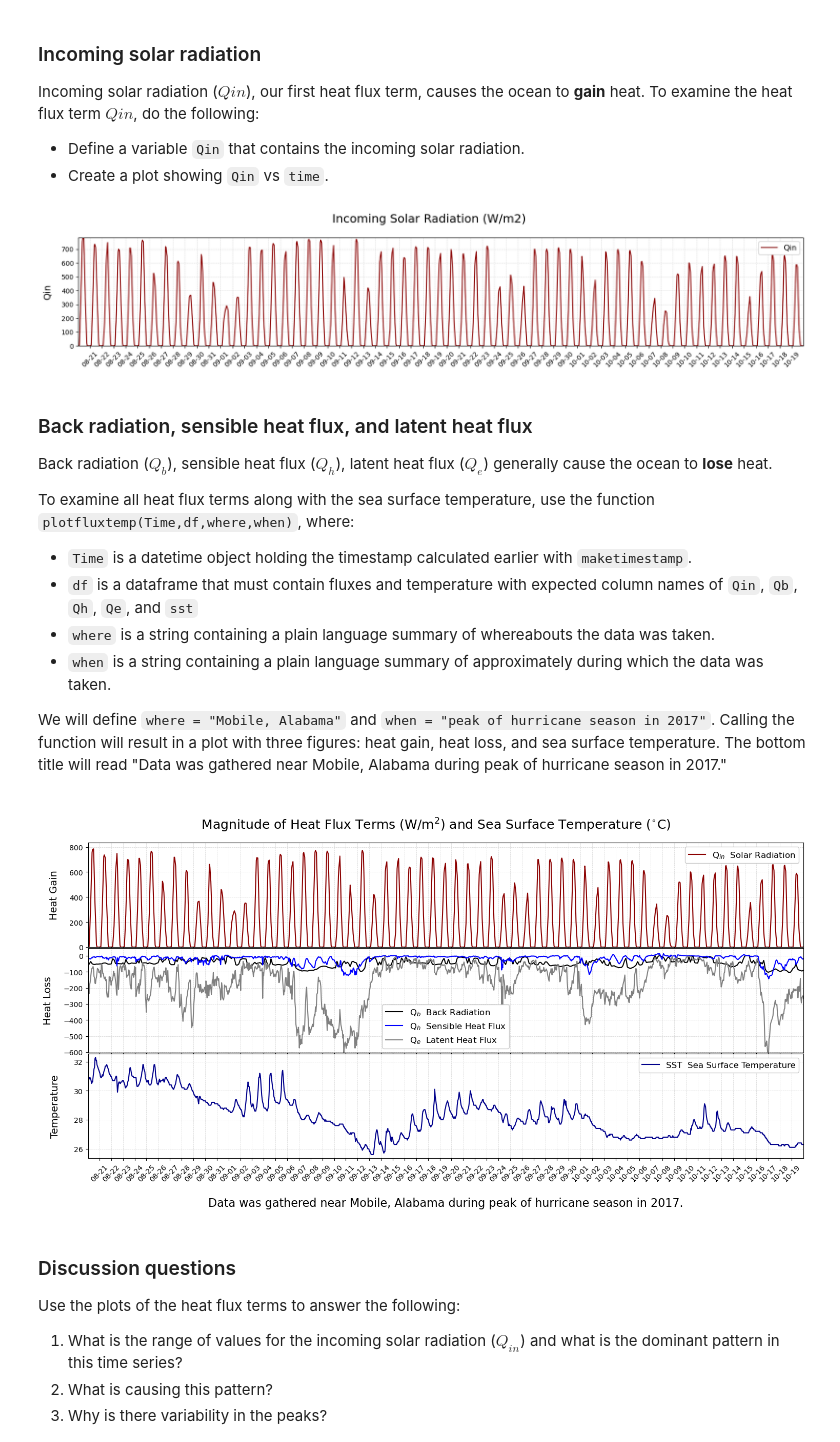
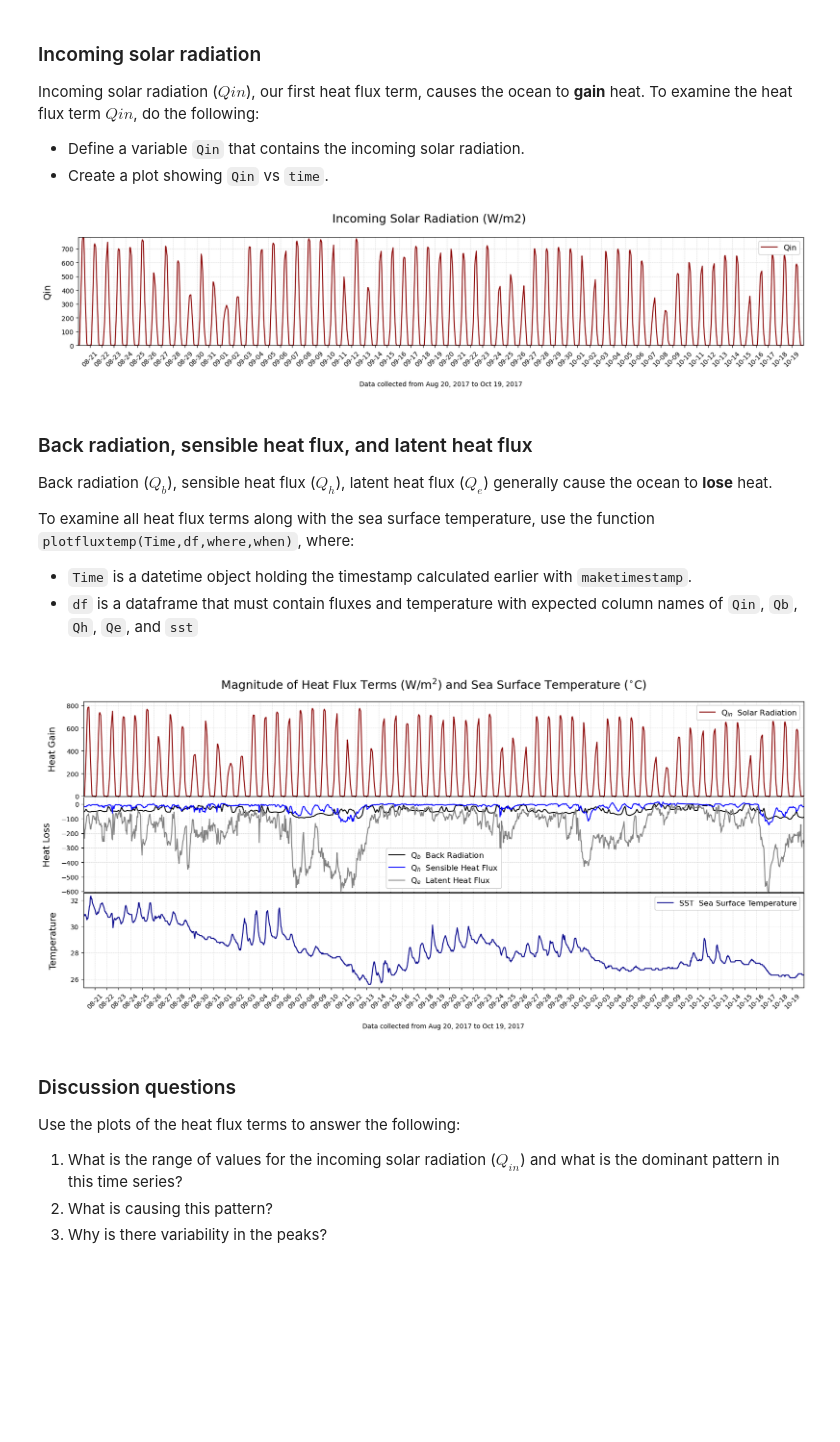
Before and after one commit to l3-hpc/heat-flux-lab, a Jupyter notebook: Surface_Heat_Fluxes.ipynb, the cells around one changed output. Drawn from its saved outputs; the diff is of its cells as text; code cells hidden in the pictures; blank space fills up the shorter version.

```diff
--- a/Surface_Heat_Fluxes.ipynb
+++ b/Surface_Heat_Fluxes.ipynb
@@ -191,9 +236,9 @@ Incoming solar radiation ($Q{in}$), our first heat flux term, causes the ocean t
 - Create a plot showing `Qin` vs `time`.
 # %%
 #Make a timeseries plot of Qin
-single_plot(Time,df['Qin'],'Incoming Solar Radiation (W/m2)', 'Time', 'Qin', 'darkred')
+single_timeplot(Time,df['Qin'],'Incoming Solar Radiation (W/m2)', 'Qin', 'darkred')
 # %% [output]
-[figure, old version]
+[figure, new version]
 # %% [markdown]
 ### Back radiation, sensible heat flux, and latent heat flux
 
@@ -202,21 +247,12 @@ Back radiation ($Q_b$), sensible heat flux ($Q_h$), latent heat flux ($Q_e$) gen
 To examine all heat flux terms along with the sea surface temperature, use the function  `plotfluxtemp(Time,df,where,when)`, where:
 - `Time` is a datetime object holding the timestamp calculated earlier with `maketimestamp`.
 - `df` is a dataframe that must contain fluxes and temperature with expected column names of `Qin`, `Qb`, `Qh`, `Qe`, and `sst`
-- `where` is a string containing a plain language summary of whereabouts the data was taken.
-- `when` is a string containing a plain language summary of approximately during which the data was taken.
-
-We will define `where = "Mobile, Alabama"` and `when = "peak of hurricane season in 2017"`.  Calling the function will result in a plot with three figures:  heat gain, heat loss, and sea surface temperature.  The bottom title will read "Data was gathered near Mobile, Alabama during peak of hurricane season in 2017."
 # %%
-#Describe where the data was taken and when
-where = "Mobile, Alabama"
-when = "peak of hurricane season in 2017"
-
 #Plots Solar Radiation, Heat Fluxes, and Sea Surface Temperature
 #Note, the variables must all exist in df, and must be named as expected
-#Define where the data was taken and when
-plotfluxtemp(Time,df,where,when)
+plotfluxtemp(Time,df)
 # %% [output]
-[figure, old version]
+[figure, new version]
 # %% [markdown]
 ### Discussion questions
 Use the plots of the heat flux terms to answer the following:
```
Also changed, not shown: parts of 23 cells of this notebook, 1 other file.
